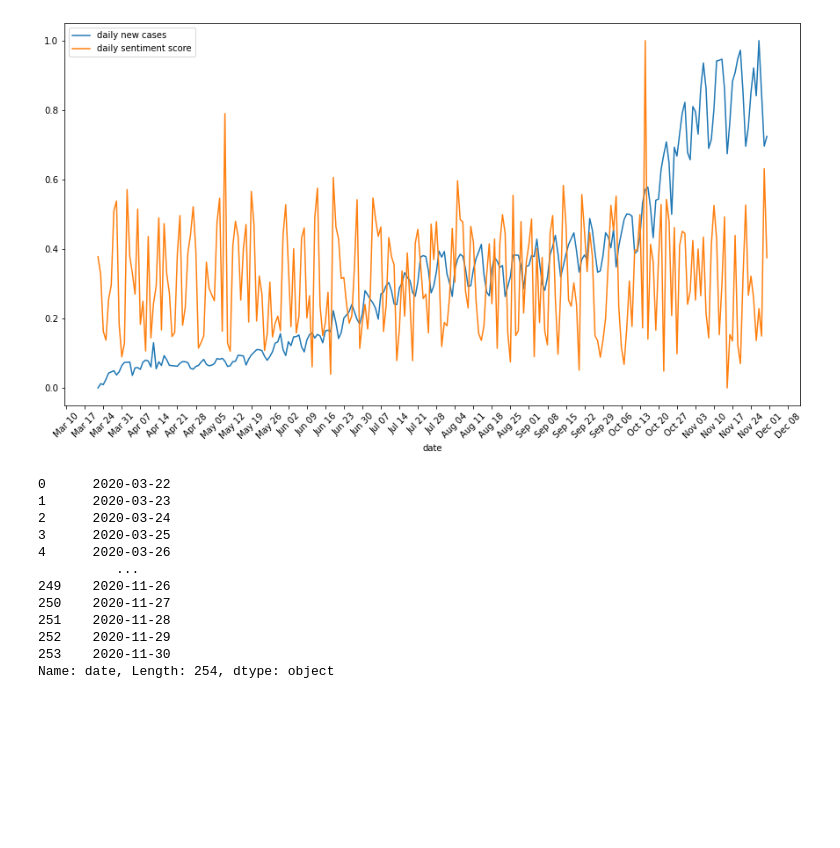
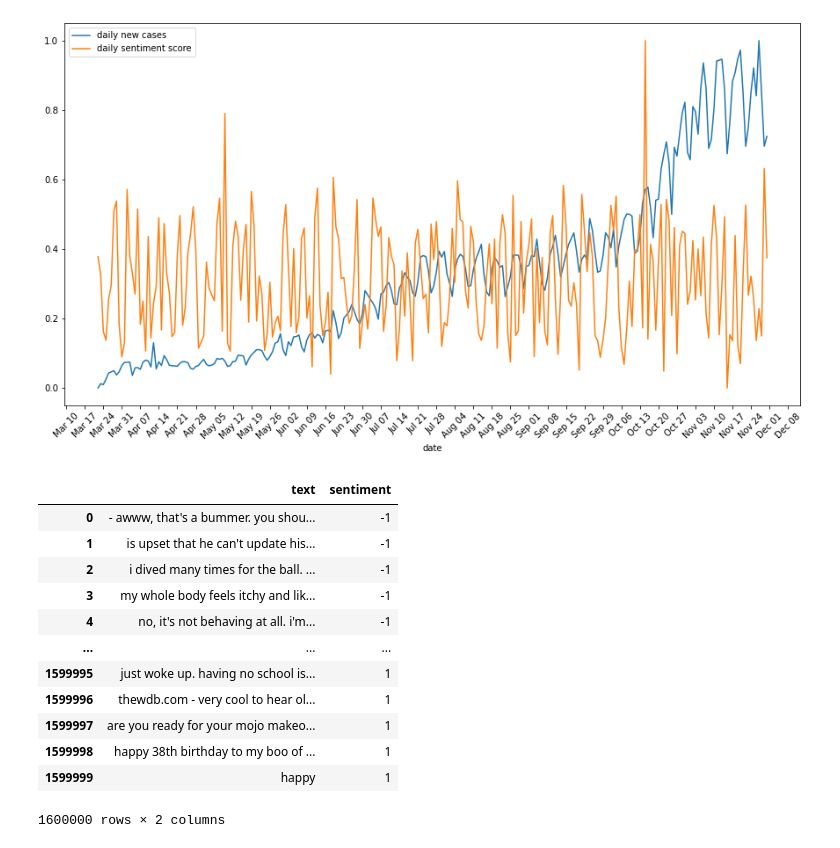
Before and after one commit to yunlintang/DSC180B-Project, a Jupyter notebook: SVC.ipynb, the cells around one changed output. Drawn from its saved outputs; the diff is of its cells as text; code cells hidden in the pictures; blank space fills up the shorter version.

Commit message:
code for train dataset

```diff
--- a/SVC.ipynb
+++ b/SVC.ipynb
@@ -129,18 +129,19 @@ plt.xticks(rotation=45)
 plt.show()
 # %% [output]
 [figure]
-# %%
-(df_case['date']
-# %% [output]
-0      2020-03-22
-1      2020-03-23
-2      2020-03-24
-3      2020-03-25
-4      2020-03-26
-          ...
-249    2020-11-26
-250    2020-11-27
-251    2020-11-28
-252    2020-11-29
-253    2020-11-30
-Name: date, Length: 254, dtype: object
+# %%
+pd.read_csv('data/interim/trained_clean.csv')
+# %% [output]
+|  | text | sentiment |
+| 0 | - awww, that's a bummer. you shou... | -1 |
+| 1 | is upset that he can't update his... | -1 |
+| 2 | i dived many times for the ball. ... | -1 |
+| 3 | my whole body feels itchy and lik... | -1 |
+| 4 | no, it's not behaving at all. i'm... | -1 |
+| ... | ... | ... |
+| 1599995 | just woke up. having no school is... | 1 |
+| 1599996 | thewdb.com - very cool to hear ol... | 1 |
+| 1599997 | are you ready for your mojo makeo... | 1 |
+| 1599998 | happy 38th birthday to my boo of ... | 1 |
+| 1599999 | happy | 1 |
+1600000 rows × 2 columns
```
Also changed, not shown: parts of 1 cell of this notebook, 3 other files.
